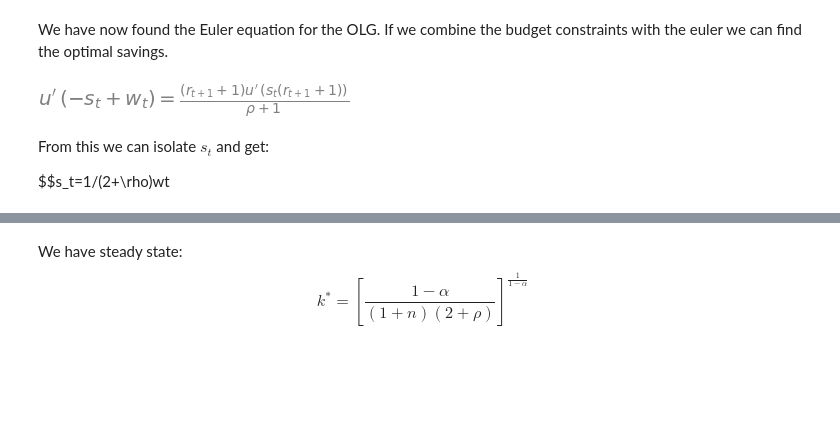
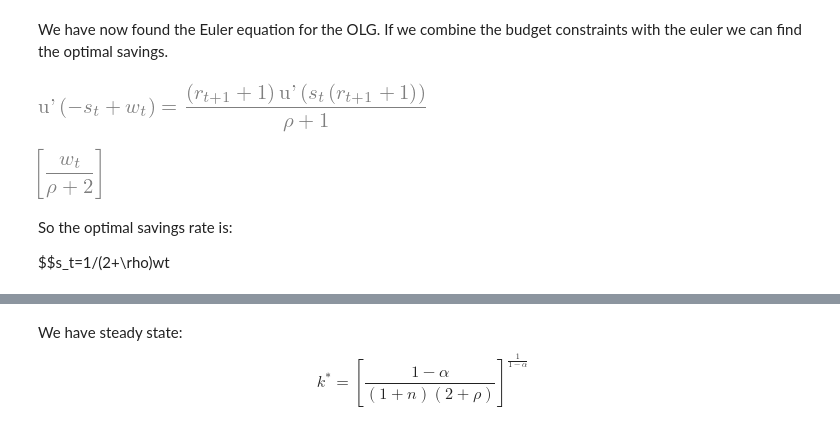
Before and after one commit to NumEconCopenhagen/projects-2024-daniel-og-lukas, a Jupyter notebook: modelproject/modelproject.ipynb, the cells around one changed output, grey strips where cells are left out. Cells and saved outputs as stored; diff of their text form; code cells hidden in the pictures; blank space fills up the shorter version.

```diff
--- a/modelproject/modelproject.ipynb
+++ b/modelproject/modelproject.ipynb
@@ -139,25 +138,32 @@ We have now found the Euler equation for the OLG. If we combine the budget const
 # %%
 import sympy as sp
 
-# Declare the variables
+# Varibales
 wt, st, rt1, rho = sp.symbols('w_t s_t r_{t+1} rho')
 
-# Expressions for c1t and c2t+1
 c1t = wt - st
 c2t1 = (1 + rt1) * st
 
-# Utility derivatives (we assume u'(x) is represented simply as u_prime(x))
-u_prime = sp.Function('u\'')  # Define u' as a function
+# We define u' as a function
+u_prime = sp.Function('u\'')
 
-# Euler equation expressed in terms of st and wt
+# The euler equation expressed in terms of st and wt
 savings_rate = sp.Eq(u_prime(c1t), (1 + rt1) / (1 + rho) * u_prime(c2t1))
 
-# Display the equation
 savings_rate
 # %% [output]
-[figure, old version]
+[figure, new version]
-# %% [markdown]
-From this we can isolate $s_t$ and get:
-
-$$s_t=1/(2+\rho)wt
+# %%
+def u_prime(c):
+    return 1/c
+eq = Eq(u_prime(-st + wt), (rt1 + 1) * u_prime(st * (rt1 + 1)) / (rho + 1))
+solution = solve(eq, st)
+
+solution
+# %% [output]
+[figure, added]
+# %% [markdown]
+So the optimal savings rate is:
+
+$$s_t=1/(2+\rho)wt
 # %%
```
Also changed, not shown: parts of 18 cells of this notebook.
